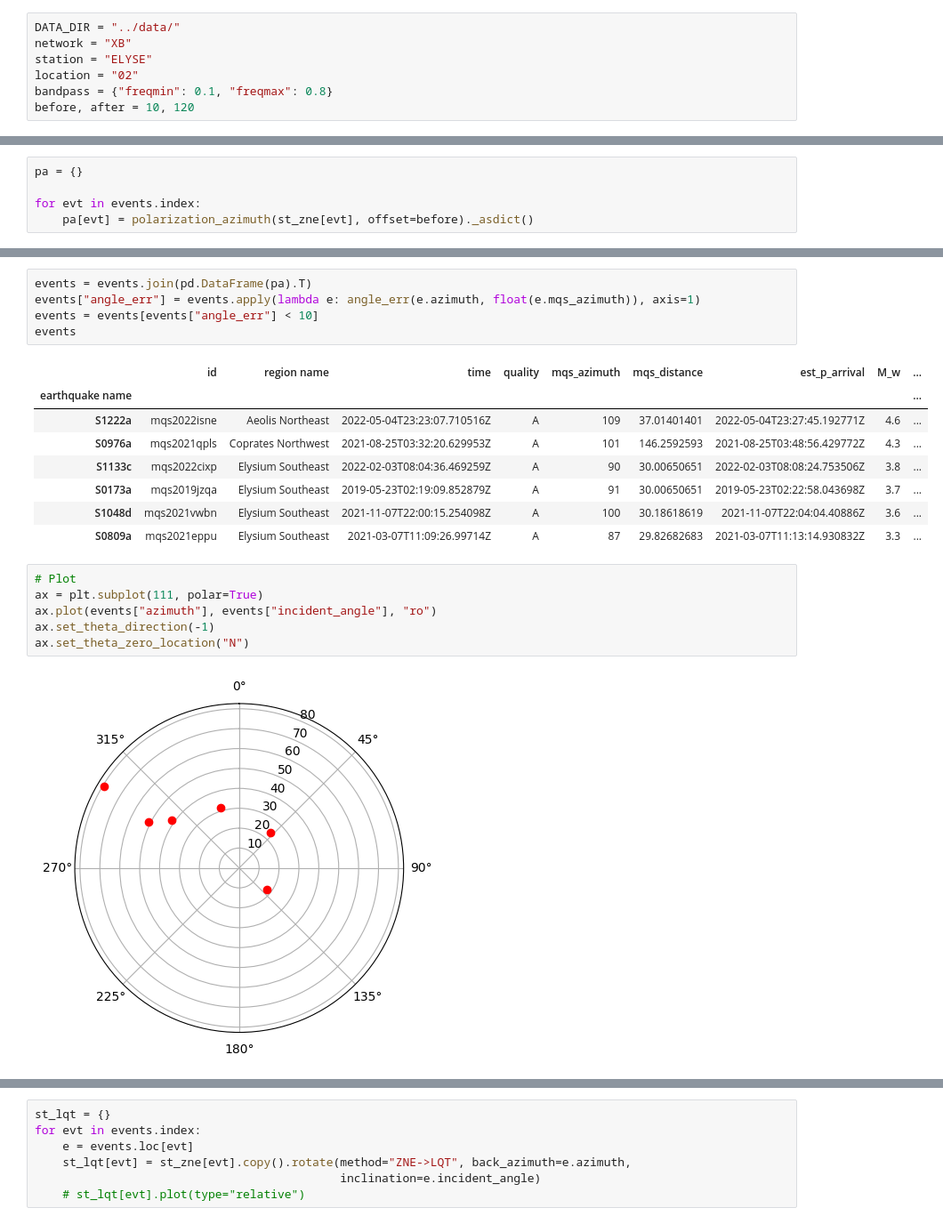
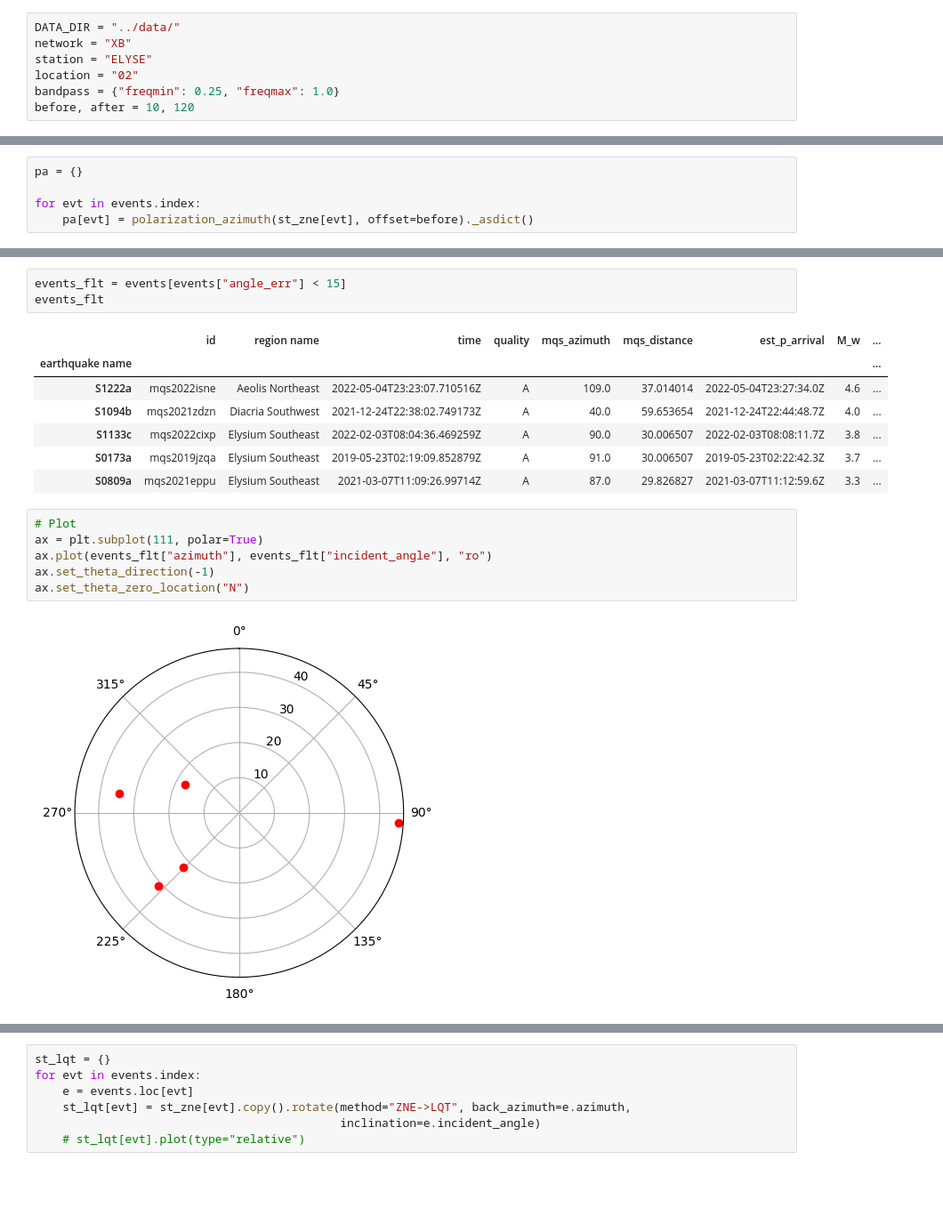
Before and after one commit to t0mmyt/insight-notebooks, a Jupyter notebook: notebooks/polarisation.ipynb, the cells around one changed output, grey strips where cells are left out. Shown at 89% size. Cells and saved outputs as stored; diff of their text form; blank space fills up the shorter version.

```diff
--- a/notebooks/polarisation.ipynb
+++ b/notebooks/polarisation.ipynb
@@ -20,7 +17,7 @@ DATA_DIR = "../data/"
 network = "XB"
 station = "ELYSE"
 location = "02"
-bandpass = {"freqmin": 0.1, "freqmax": 0.8}
+bandpass = {"freqmin": 0.25, "freqmax": 1.0}
 before, after = 10, 120
 # %% [markdown]
 ## Read events back from disk
@@ -46,24 +62,21 @@ for evt in events.index:
 # %%
-events = events.join(pd.DataFrame(pa).T)
-events["angle_err"] = events.apply(lambda e: angle_err(e.azimuth, float(e.mqs_azimuth)), axis=1)
-events = events[events["angle_err"] < 10]
-events
+events_flt = events[events["angle_err"] < 15]
+events_flt
 # %% [output]
 |  | id | region name | time | quality | mqs_azimuth | mqs_distance | est_p_arrival | M_w | ... |
 | earthquake name |  |  |  |  |  |  |  |  | ... |
-| S1222a | mqs2022isne | Aeolis Northeast | 2022-05-04T23:23:07.710516Z | A | 109 | 37.01401401 | 2022-05-04T23:27:45.192771Z | 4.6 | ... |
-| S0976a | mqs2021qpls | Coprates Northwest | 2021-08-25T03:32:20.629953Z | A | 101 | 146.2592593 | 2021-08-25T03:48:56.429772Z | 4.3 | ... |
-| S1133c | mqs2022cixp | Elysium Southeast | 2022-02-03T08:04:36.469259Z | A | 90 | 30.00650651 | 2022-02-03T08:08:24.753506Z | 3.8 | ... |
-| S0173a | mqs2019jzqa | Elysium Southeast | 2019-05-23T02:19:09.852879Z | A | 91 | 30.00650651 | 2019-05-23T02:22:58.043698Z | 3.7 | ... |
-| S1048d | mqs2021vwbn | Elysium Southeast | 2021-11-07T22:00:15.254098Z | A | 100 | 30.18618619 | 2021-11-07T22:04:04.40886Z | 3.6 | ... |
-| S0809a | mqs2021eppu | Elysium Southeast | 2021-03-07T11:09:26.99714Z | A | 87 | 29.82682683 | 2021-03-07T11:13:14.930832Z | 3.3 | ... |
+| S1222a | mqs2022isne | Aeolis Northeast | 2022-05-04T23:23:07.710516Z | A | 109.0 | 37.014014 | 2022-05-04T23:27:34.0Z | 4.6 | ... |
+| S1094b | mqs2021zdzn | Diacria Southwest | 2021-12-24T22:38:02.749173Z | A | 40.0 | 59.653654 | 2021-12-24T22:44:48.7Z | 4.0 | ... |
+| S1133c | mqs2022cixp | Elysium Southeast | 2022-02-03T08:04:36.469259Z | A | 90.0 | 30.006507 | 2022-02-03T08:08:11.7Z | 3.8 | ... |
+| S0173a | mqs2019jzqa | Elysium Southeast | 2019-05-23T02:19:09.852879Z | A | 91.0 | 30.006507 | 2019-05-23T02:22:42.3Z | 3.7 | ... |
+| S0809a | mqs2021eppu | Elysium Southeast | 2021-03-07T11:09:26.99714Z | A | 87.0 | 29.826827 | 2021-03-07T11:12:59.6Z | 3.3 | ... |
 # %%
 # Plot
 ax = plt.subplot(111, polar=True)
-ax.plot(events["azimuth"], events["incident_angle"], "ro")
+ax.plot(events_flt["azimuth"], events_flt["incident_angle"], "ro")
 ax.set_theta_direction(-1)
 ax.set_theta_zero_location("N")
 # %% [output]
-[figure, old version]
+[figure, new version]
 # %%
 st_zrt = {}
```
Also changed, not shown: parts of 7 cells of this notebook, 9 other files.
